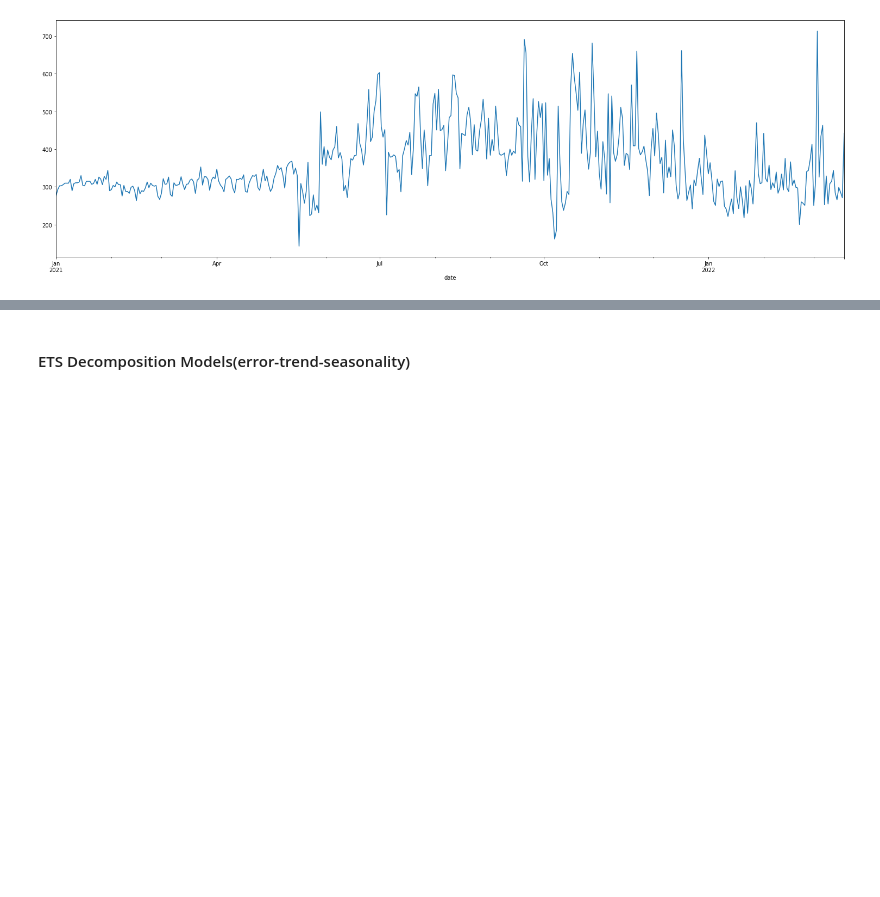
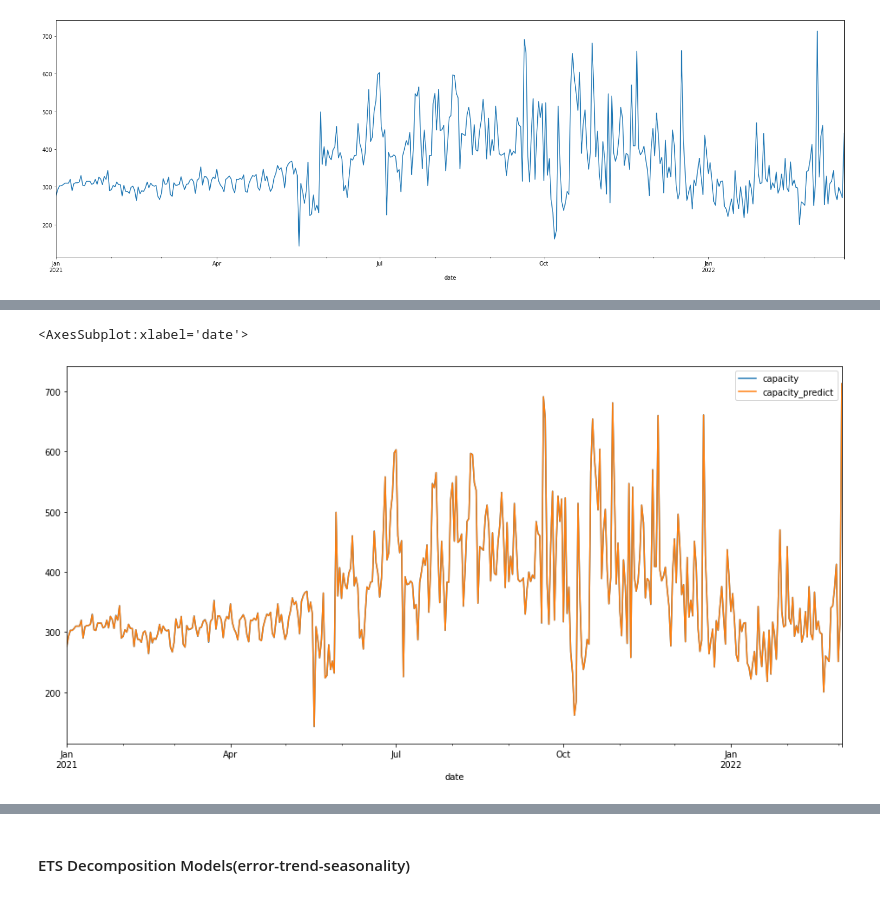
Before and after one commit to How-Wang/Electricity_Forecasting, a Jupyter notebook: DSAI_HW1_Electricity_Forecasting.ipynb, the cells around one changed output, grey strips where cells are left out. Cells and saved outputs as stored; diff of their text form; code cells hidden in the pictures; blank space fills up the shorter version.

```diff
--- a/DSAI_HW1_Electricity_Forecasting.ipynb
+++ b/DSAI_HW1_Electricity_Forecasting.ipynb
@@ -73,0 +130,5 @@ xgb_model = xgb.XGBRegressor(objective="reg:linear", random_state=42)
+# %%
+y_train_pred = xgb_model.predict(X_train_list)
+print(len(y_train_pred))
+mse=mean_squared_error(Y_train_list, y_train_pred)
+print('train',np.sqrt(mse))
@@ -73,0 +138,4 @@ xgb_model = xgb.XGBRegressor(objective="reg:linear", random_state=42)
+# %%
+result_df = train[['date','capacity']]
+result_df['capacity_predict'] = y_train_pred
+result_df.head()
@@ -73,0 +154,2 @@ xgb_model = xgb.XGBRegressor(objective="reg:linear", random_state=42)
+# %%
+result_df.set_index('date',inplace=True)
@@ -73,0 +166,5 @@ xgb_model = xgb.XGBRegressor(objective="reg:linear", random_state=42)
+# %%
+result_df.plot(label='first_data', figsize=(16,8))
+# %% [output]
+<AxesSubplot:xlabel='date'>
+[figure, added]
```
Also changed, not shown: parts of 48 cells of this notebook.
